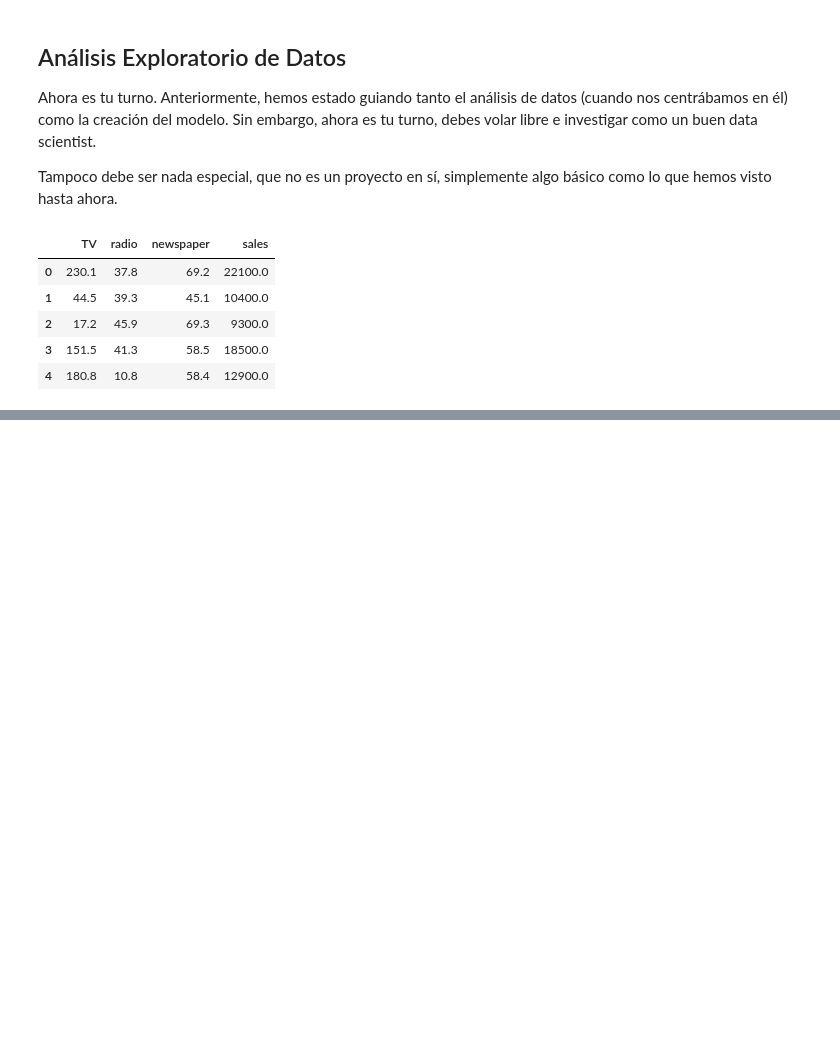
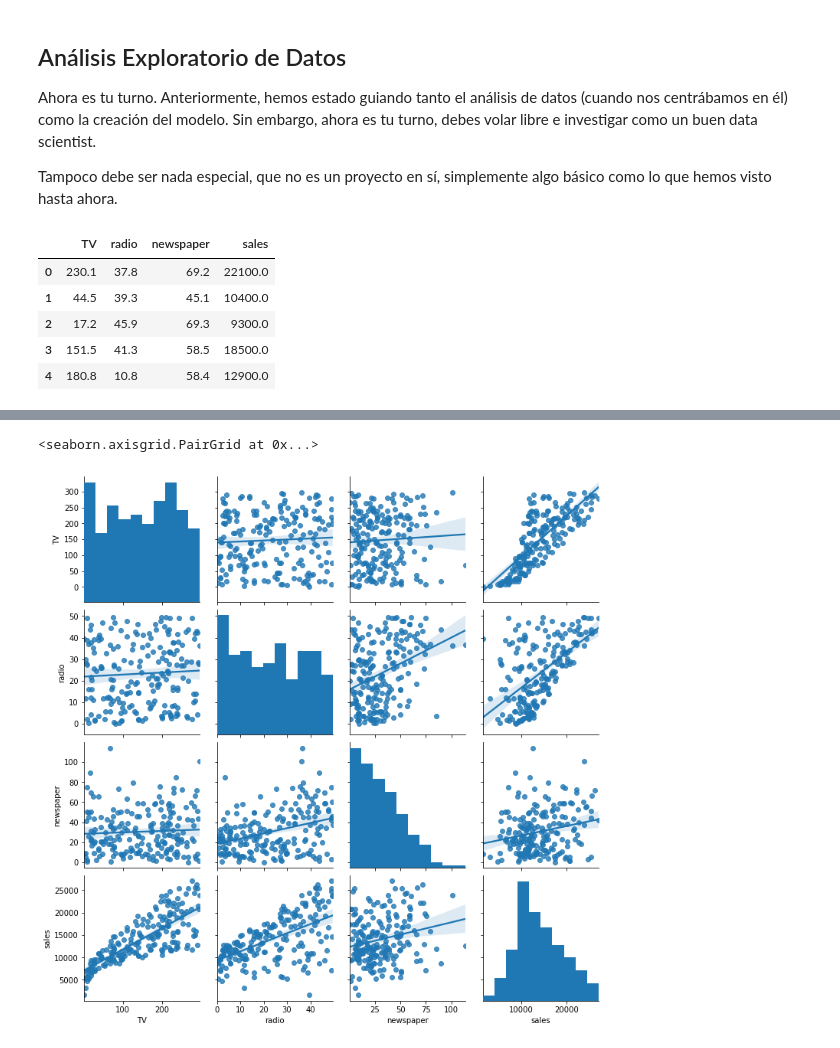
Before and after one commit to franciscocanon-thebridge/bootcamp_thebridge_PTSep20, a Jupyter notebook: Bloque 3 - Machine Learning/01_Supervisado/3-Regularizacion/ejercicios/01_Advertising Ridge Lasso.ipynb, the cells around one changed output, grey strips where cells are left out. Saved outputs shown, nothing was run; the diff lists cells and outputs as text; code cells hidden in the pictures; blank space fills up the shorter version.

```diff
--- a/Bloque 3 - Machine Learning/01_Supervisado/3-Regularizacion/ejercicios/01_Advertising Ridge Lasso.ipynb
+++ b/Bloque 3 - Machine Learning/01_Supervisado/3-Regularizacion/ejercicios/01_Advertising Ridge Lasso.ipynb
@@ -41,0 +56,5 @@ data.head()
+# %%
+sns.pairplot(data, kind='reg')
+# %% [output]
+<seaborn.axisgrid.PairGrid at 0x...>
+[figure, added]
```
Also changed, not shown: parts of 18 cells of this notebook, 7 other files.
